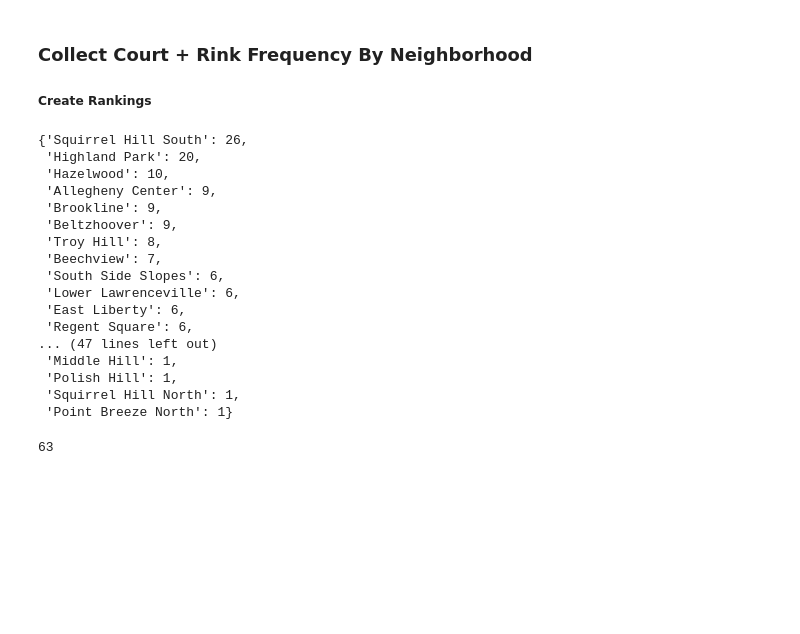
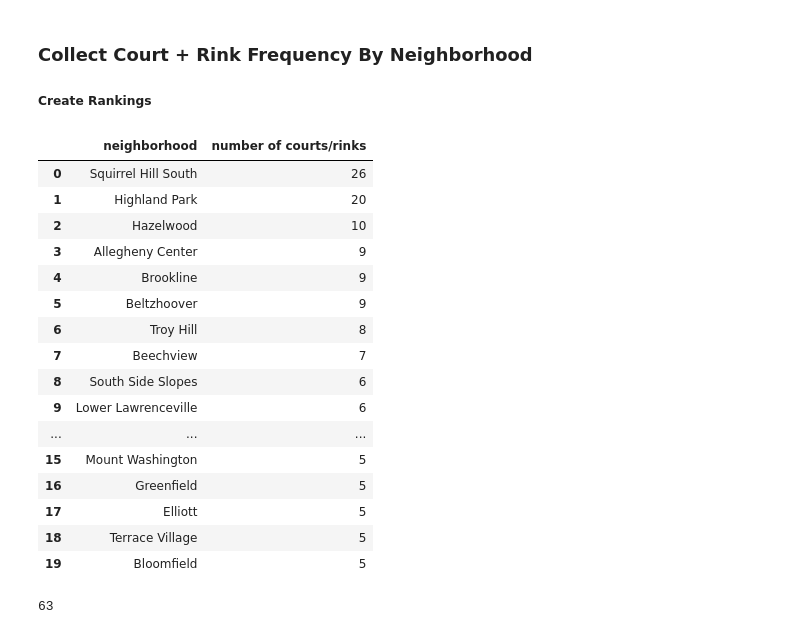
Before and after one commit to danielhufnagle/CMPINF0010FinalProj, a Jupyter notebook: courts-rinks.ipynb, the cells around one changed output. Saved outputs shown, nothing was run; the diff lists cells and outputs as text; code cells hidden in the pictures; blank space fills up the shorter version.

```diff
--- a/courts-rinks.ipynb
+++ b/courts-rinks.ipynb
@@ -35,31 +35,33 @@ data.head()
 # %%
 neighborhoods = {}
 for index, row in data.iterrows():
     if row['neighborhood'] not in neighborhoods.keys():
         neighborhoods[row['neighborhood']] = 0
     neighborhoods[row['neighborhood']] += 1
 
 # Sorting the neighborhoods in descending order. This is how we will get the rankings
 neighborhoods = dict(sorted(neighborhoods.items(), key=lambda item: item[1], reverse=True))
-neighborhoods
+
+court_ranking = pd.DataFrame(neighborhoods.items(), columns=['neighborhood', 'number of courts/rinks'])
+court_ranking.head(20)
 # %% [output]
-{'Squirrel Hill South': 26,
- 'Highland Park': 20,
- 'Hazelwood': 10,
- 'Allegheny Center': 9,
- 'Brookline': 9,
- 'Beltzhoover': 9,
- 'Troy Hill': 8,
- 'Beechview': 7,
- 'South Side Slopes': 6,
- 'Lower Lawrenceville': 6,
- 'East Liberty': 6,
- 'Regent Square': 6,
-... (47 lines left out)
- 'Middle Hill': 1,
- 'Polish Hill': 1,
- 'Squirrel Hill North': 1,
- 'Point Breeze North': 1}
+|  | neighborhood | number of courts/rinks |
+| 0 | Squirrel Hill South | 26 |
+| 1 | Highland Park | 20 |
+| 2 | Hazelwood | 10 |
+| 3 | Allegheny Center | 9 |
+| 4 | Brookline | 9 |
+| 5 | Beltzhoover | 9 |
+| 6 | Troy Hill | 8 |
+| 7 | Beechview | 7 |
+| 8 | South Side Slopes | 6 |
+| 9 | Lower Lawrenceville | 6 |
+| ... | ... | ... |
+| 15 | Mount Washington | 5 |
+| 16 | Greenfield | 5 |
+| 17 | Elliott | 5 |
+| 18 | Terrace Village | 5 |
+| 19 | Bloomfield | 5 |
 # %%
 n_series = pd.Series(neighborhoods)
 len(n_series)
```
Also changed, not shown: parts of 1 cell of this notebook, 2 other files.
